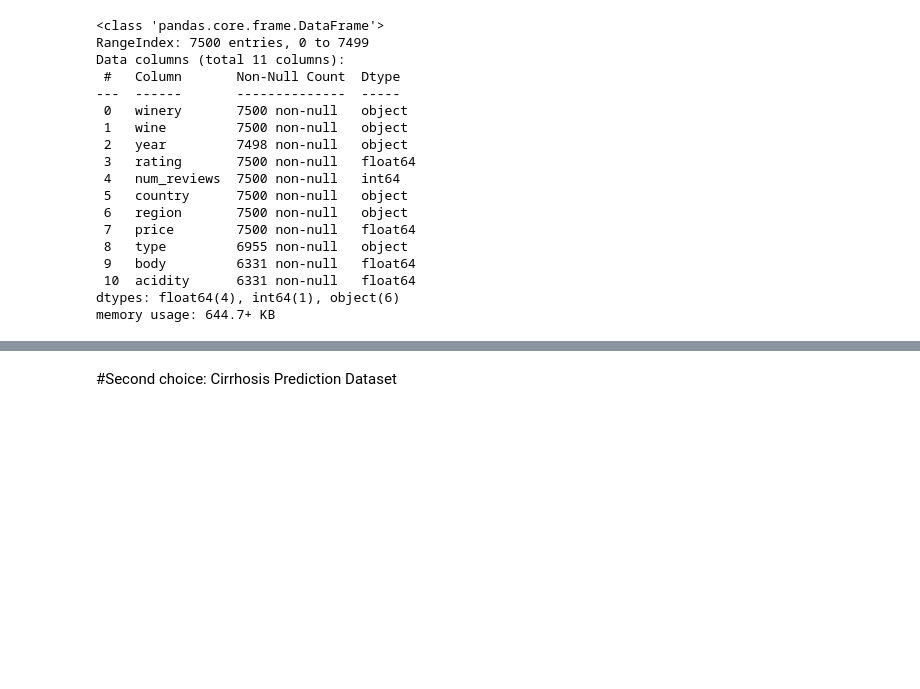
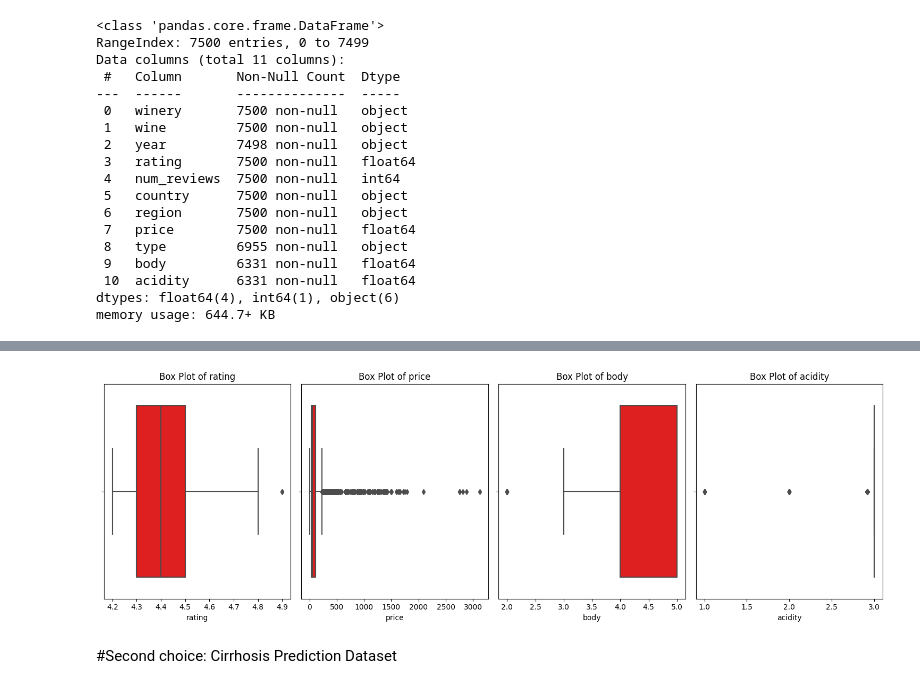
Before and after one commit to Shaunnero/EDA_UMUZI, a Jupyter notebook: Project_2_Part_1_(Core).ipynb, the cells around one changed output, grey strips where cells are left out. Cells and saved outputs as stored; diff of their text form; code cells hidden in the pictures; blank space fills up the shorter version.

```diff
--- a/Project_2_Part_1_(Core).ipynb
+++ b/Project_2_Part_1_(Core).ipynb
@@ -97,0 +199,4 @@ memory usage: 644.7+ KB
+# %%
+#Ensure data types match the data types listed in the data dictionary.
+for col in ml_df_cleaned:
+    print(ml_df_cleaned[col].value_counts(ascending=False), '\n\n\n')
@@ -98,3 +256,21 @@ memory usage: 644.7+ KB
+# %%
+# Define the numeric columns you want to analyze
+numeric_columns = ['rating', 'price', 'body', 'acidity']
+
+# Set up a subplot grid
+fig, axes = plt.subplots(nrows=1, ncols=len(numeric_columns), figsize=(15, 5))
+
+# Iterate through numeric columns and create boxplots
+for i, col in enumerate(numeric_columns):
+    sns.boxplot(x=ml_df_cleaned[col], ax=axes[i], color='red')
+    axes[i].set_title(f'Box Plot of {col}')
+    axes[i].set_xlabel(col)
+
+# Show the plots
+plt.tight_layout()
+plt.show()
+# %% [output]
+[figure, added]
 # %% [markdown]
 #Second choice: Cirrhosis Prediction Dataset
 # %% [markdown]
```
Also changed, not shown: parts of 27 cells of this notebook.
